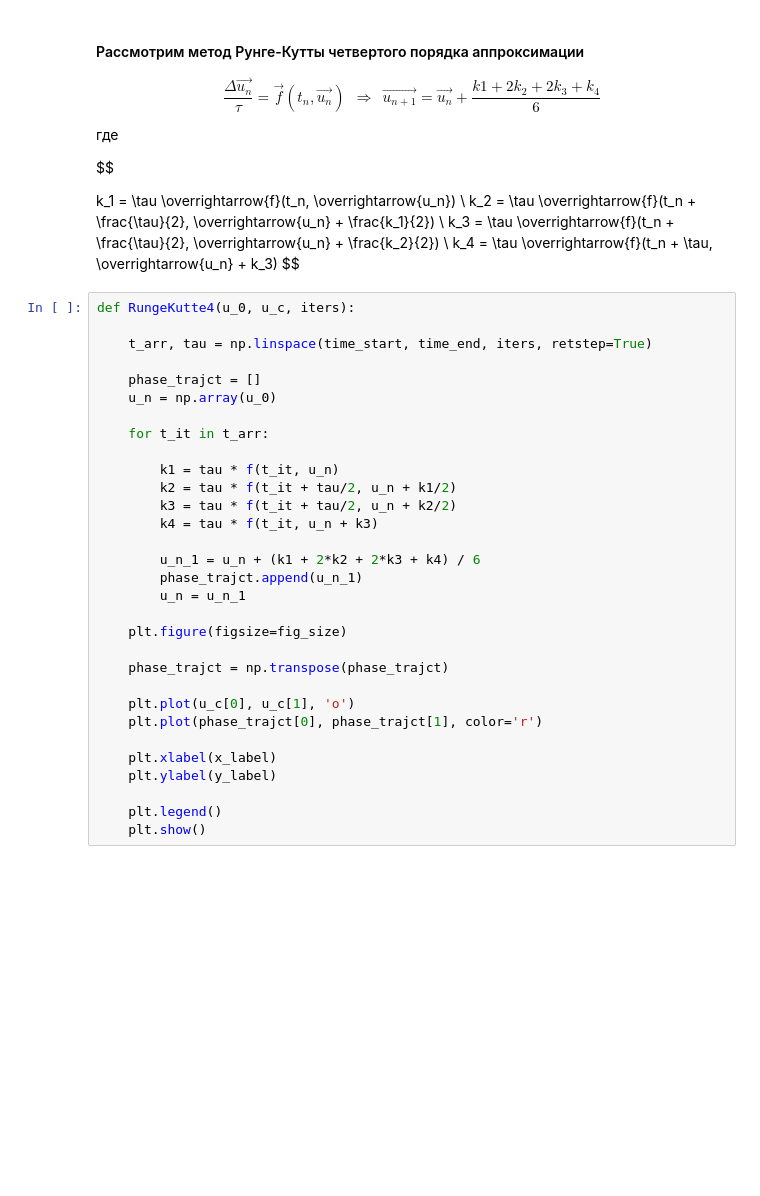
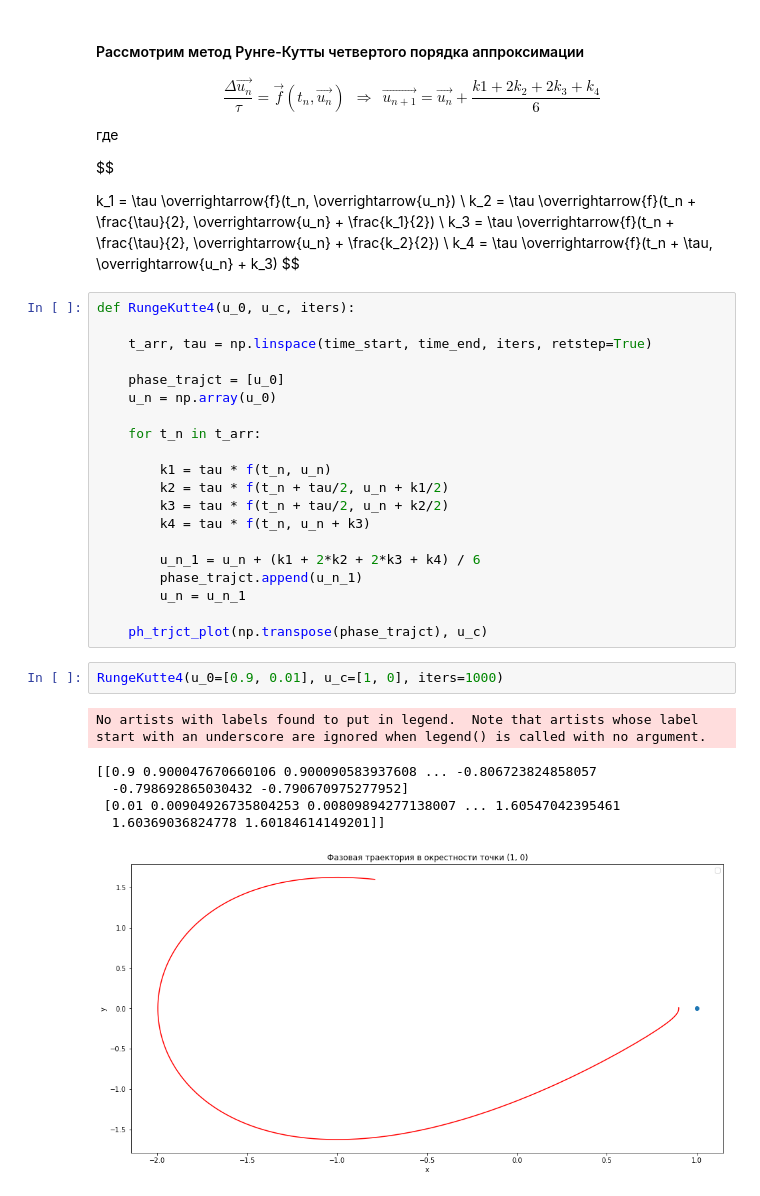
Before and after one commit to uslsteen/CompMath, a Jupyter notebook: lab_6/lab6.ipynb, the cells around one changed output. Saved outputs shown, nothing was run; the diff lists cells and outputs as text; blank space fills up the shorter version.

```diff
--- a/lab_6/lab6.ipynb
+++ b/lab_6/lab6.ipynb
@@ -107,30 +114,28 @@ def RungeKutte4(u_0, u_c, iters):
 
     t_arr, tau = np.linspace(time_start, time_end, iters, retstep=True)
 
-    phase_trajct = []
+    phase_trajct = [u_0]
     u_n = np.array(u_0)
 
-    for t_it in t_arr:
+    for t_n in t_arr:
 
-        k1 = tau * f(t_it, u_n)
-        k2 = tau * f(t_it + tau/2, u_n + k1/2)
-        k3 = tau * f(t_it + tau/2, u_n + k2/2)
-        k4 = tau * f(t_it, u_n + k3)
+        k1 = tau * f(t_n, u_n)
+        k2 = tau * f(t_n + tau/2, u_n + k1/2)
+        k3 = tau * f(t_n + tau/2, u_n + k2/2)
+        k4 = tau * f(t_n, u_n + k3)
 
         u_n_1 = u_n + (k1 + 2*k2 + 2*k3 + k4) / 6
         phase_trajct.append(u_n_1)
         u_n = u_n_1
 
-    plt.figure(figsize=fig_size)
-
-    phase_trajct = np.transpose(phase_trajct)
-
-    plt.plot(u_c[0], u_c[1], 'o')
-    plt.plot(phase_trajct[0], phase_trajct[1], color='r')
-
-    plt.xlabel(x_label)
-    plt.ylabel(y_label)
-
-    plt.legend()
-    plt.show()
+    ph_trjct_plot(np.transpose(phase_trajct), u_c)
+# %%
+RungeKutte4(u_0=[0.9, 0.01], u_c=[1, 0], iters=1000)
+# %% [output]
+No artists with labels found to put in legend.  Note that artists whose label start with an underscore are ignored when legend() is called with no argument.
+[[0.9 0.900047670660106 0.900090583937608 ... -0.806723824858057
+  -0.798692865030432 -0.790670975277952]
+ [0.01 0.00904926735804253 0.00809894277138007 ... 1.60547042395461
+  1.60369036824778 1.60184614149201]]
+[figure, added]
 # %%
```
Also changed, not shown: parts of 5 cells of this notebook.
